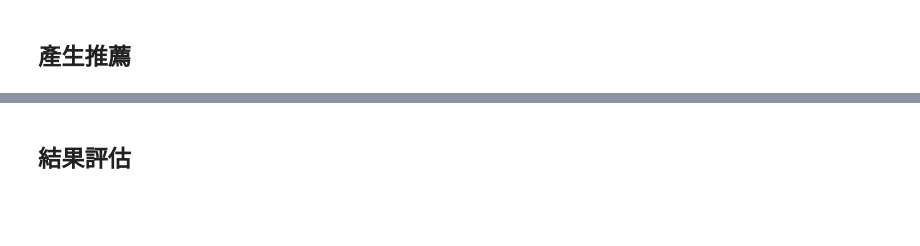
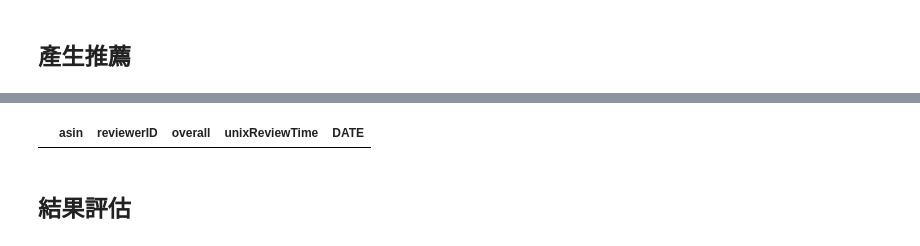
Before and after one commit to limitlin840318/data-course-sample, a Jupyter notebook: sample_random-based.ipynb, the cells around one changed output, grey strips where cells are left out. Drawn from its saved outputs; the diff is of its cells as text; code cells hidden in the pictures; blank space fills up the shorter version.

```diff
--- a/sample_random-based.ipynb
+++ b/sample_random-based.ipynb
@@ -107,3 +126,7 @@ ratings_by_user
+# %%
+ratings_trainings[ratings_trainings['reviewerID']=='AEKJTREHL41OE']
+# %% [output]
+|  | asin | reviewerID | overall | unixReviewTime | DATE |
 # %% [markdown]
 ## 結果評估
 # %%
```
Also changed, not shown: parts of 6 cells of this notebook.
